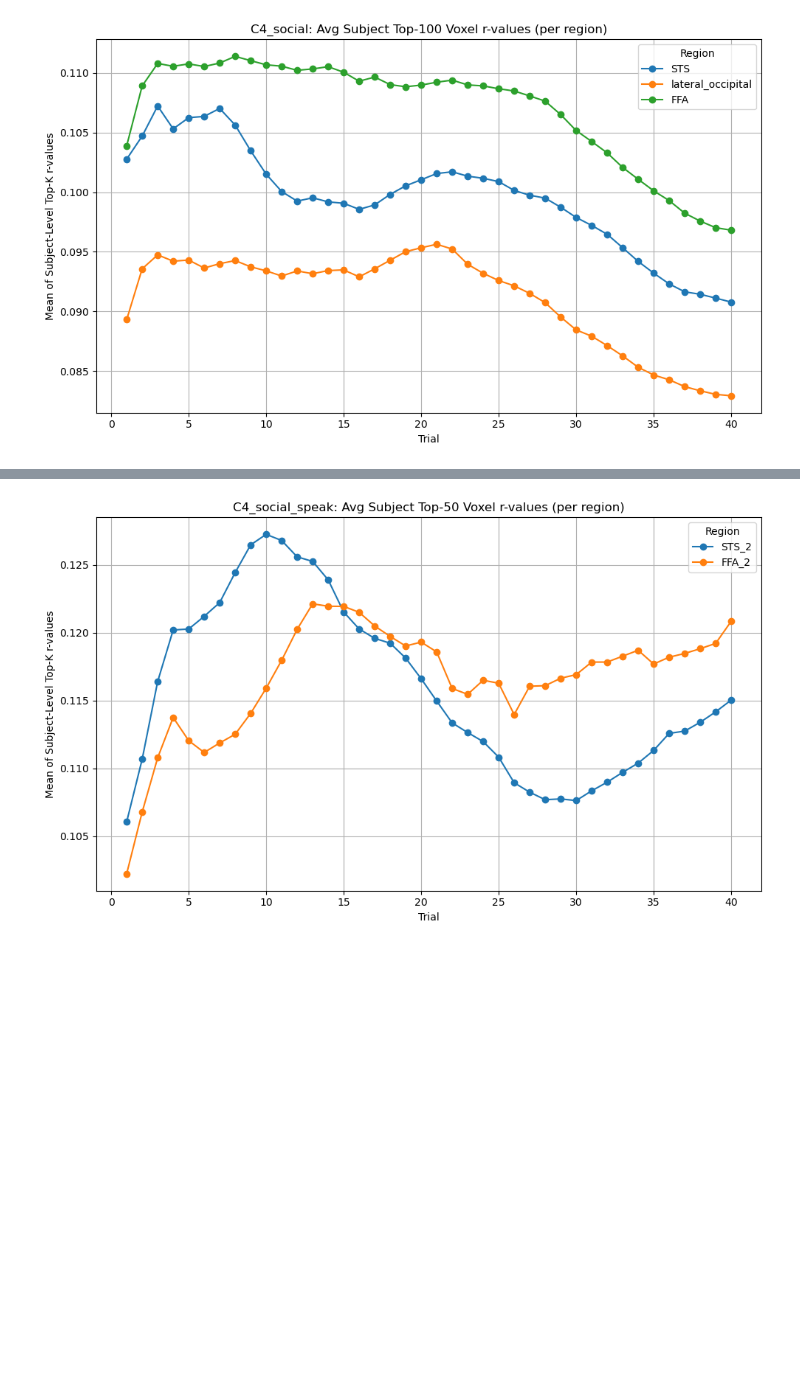
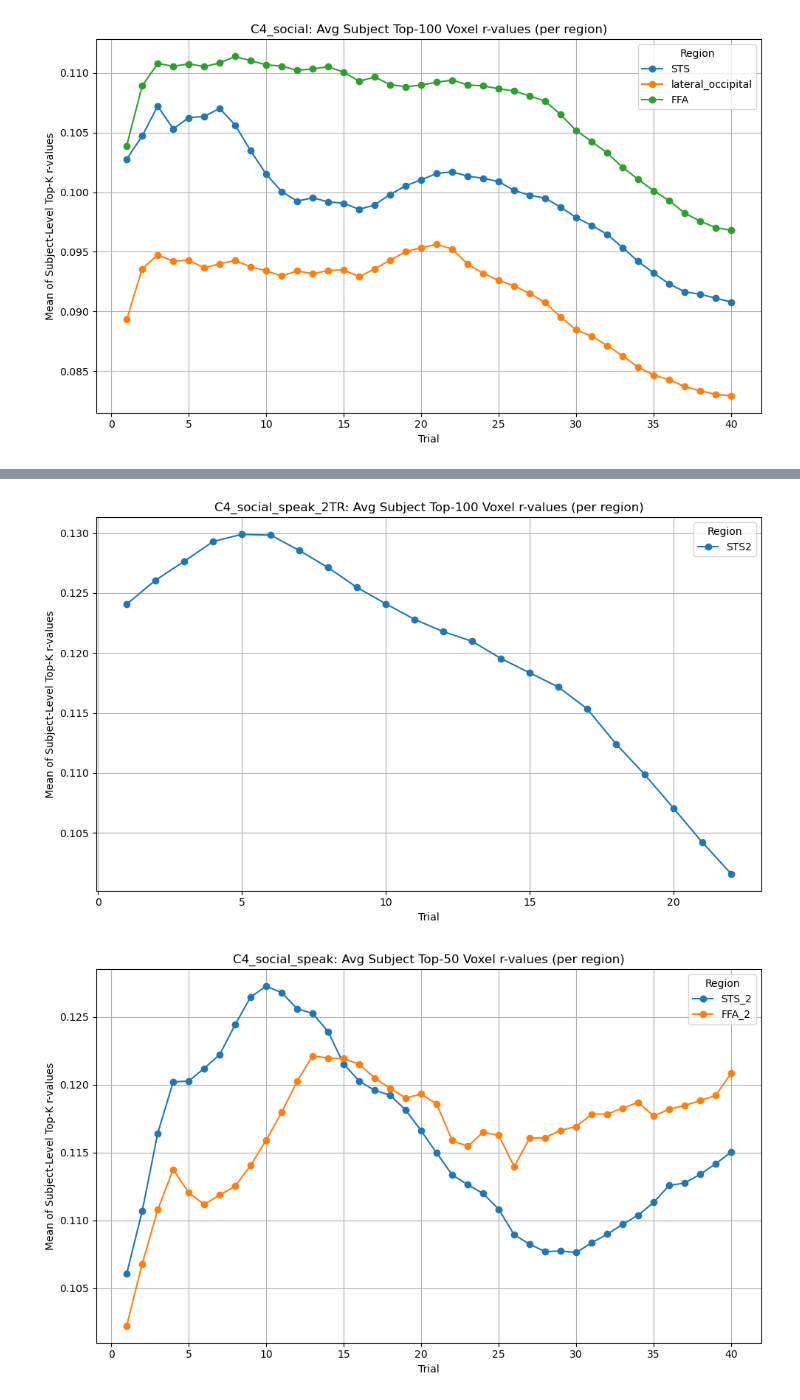
Before and after one commit to itaipeleg1/STS_sherlock, a Jupyter notebook: testing_cleaned.ipynb, the cells around one changed output, grey strips where cells are left out. Drawn from its saved outputs; the diff is of its cells as text; code cells hidden in the pictures; blank space fills up the shorter version.

```diff
--- a/testing_cleaned.ipynb
+++ b/testing_cleaned.ipynb
@@ -378,13 +490,15 @@ plot_top_voxels_by_subject(
 # %%
 results_base_dir="/home/new_storage/sherlock/STS_sherlock/C4/data/results"
 plot_top_voxels_by_subject(
     results_base_dir=results_base_dir,
-    model="C4_social_2TR",
+    model="C4_social_speak_2TR",
     region_list=["STS2"],
-    n_trials=40,
-    n_subjects=18,
+    n_trials=22,
+    n_subjects=12,
     top_k=100
 )
+# %% [output]
+[figure, added]
 # %%
 results_base_dir="/home/new_storage/sherlock/STS_sherlock/C4/data/results"
 plot_top_voxels_by_subject(
```
Also changed, not shown: parts of 9 cells of this notebook, 7 other files.
